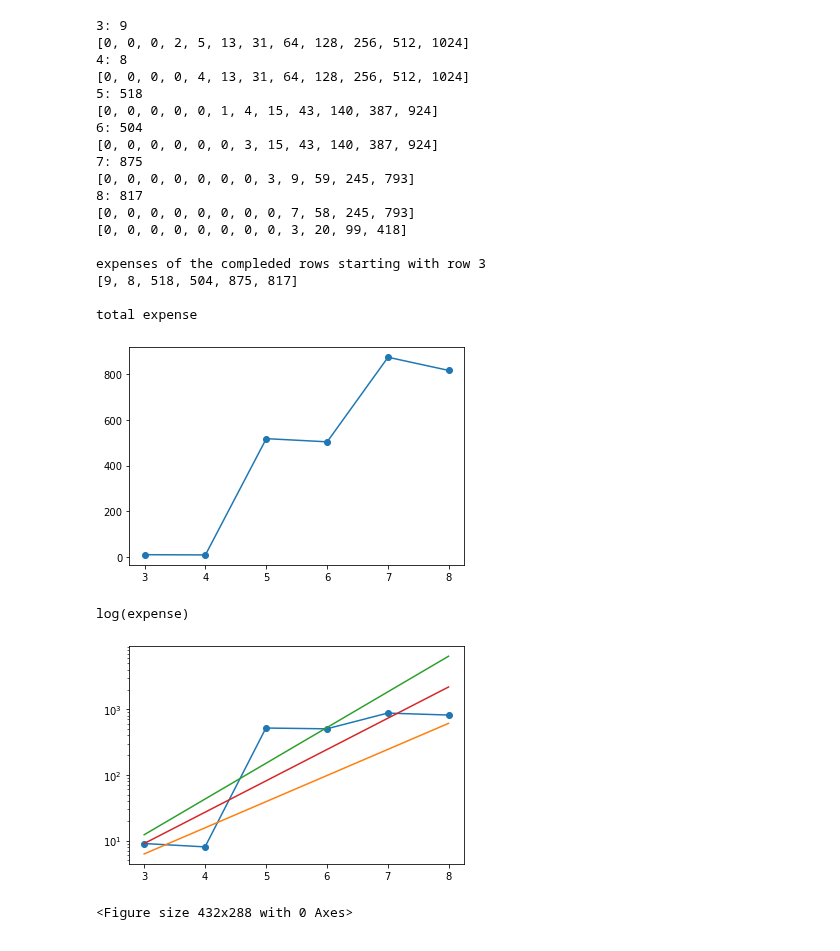
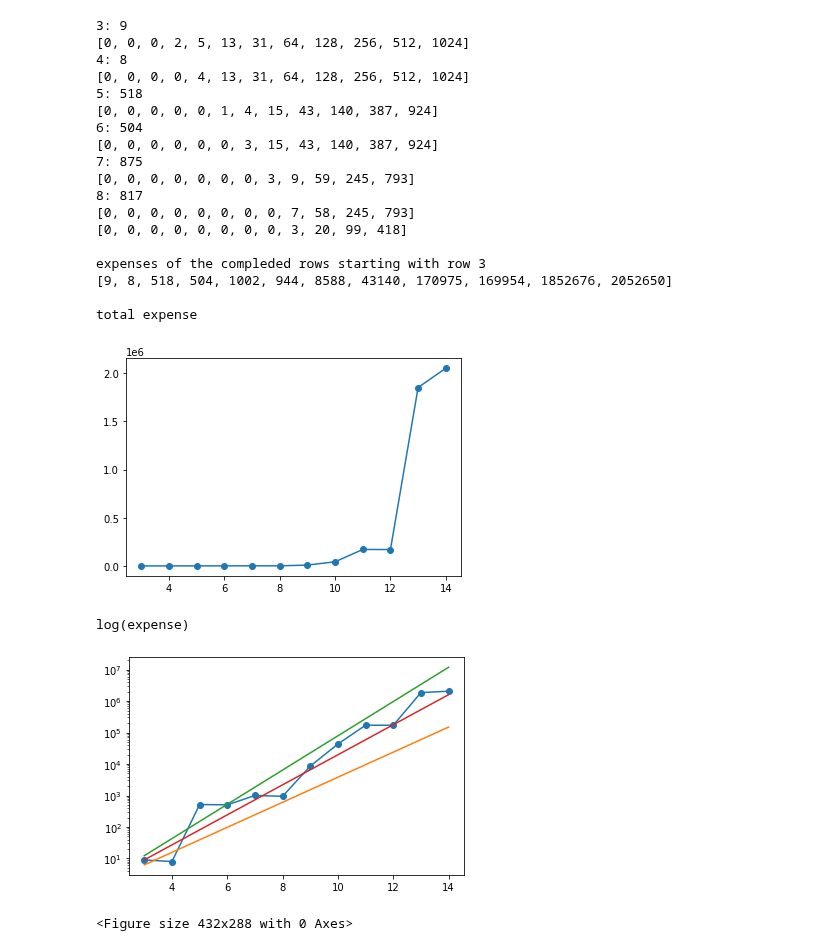
Before and after one commit to Sultanow/collatz, a Jupyter notebook: 01 Graph Theory/Python/notebook/3 - aberkane_tree_networkx_expense.ipynb, the cells around one changed output. Cells and saved outputs as stored; diff of their text form; code cells hidden in the pictures.

```diff
--- a/01 Graph Theory/Python/notebook/3 - aberkane_tree_networkx_expense.ipynb
+++ b/01 Graph Theory/Python/notebook/3 - aberkane_tree_networkx_expense.ipynb
@@ -94,9 +97,9 @@ def setStartArr(n):
             saveArrInfo.append(2**(i-1))
             rowStartLabel.append(2**i + 1)
 
-        blue_expenses.append(0)
+        #blue_expenses.append(0)
 
-    return arrInfo, saveArrInfo, rowStartLabel, blue_expenses
+    return arrInfo, saveArrInfo, rowStartLabel#, blue_expenses
 
 
 def numbersAbove(arrOne, arrTwo, row):
@@ -521,6 +502,9 @@ for i in range(0,len(expenses)):
 
 
 
+expenses = [9, 8, 518, 504, 1002, 944, 8588, 43140, 170975, 169954, 1852676, 2052650]
+rows = [3, 4, 5, 6, 7, 8, 9, 10, 11, 12, 13, 14]
+
 
 print()
 print("expenses of the compleded rows starting with row 3")
@@ -545,36 +529,36 @@ for i in rows:
     compareabove.append(3.5**(i-1))
 
 plt.plot(rows, comparebelow, linestyle = 'solid')
 plt.plot(rows, compareabove, linestyle = 'solid')
 plt.plot(rows, compareThree, linestyle = 'solid')
 plt.show()
 plt.show()
 plt.savefig("expanses_log2.png",dpi=300)
 # print()
 # print("difference")
 # plt.plot(rows, dif, marker = 'o', linestyle = 'solid')
 # plt.show()
 # %% [output]
 3: 9
 [0, 0, 0, 2, 5, 13, 31, 64, 128, 256, 512, 1024]
 4: 8
 [0, 0, 0, 0, 4, 13, 31, 64, 128, 256, 512, 1024]
 5: 518
 [0, 0, 0, 0, 0, 1, 4, 15, 43, 140, 387, 924]
 6: 504
 [0, 0, 0, 0, 0, 0, 3, 15, 43, 140, 387, 924]
 7: 875
 [0, 0, 0, 0, 0, 0, 0, 3, 9, 59, 245, 793]
 8: 817
 [0, 0, 0, 0, 0, 0, 0, 0, 7, 58, 245, 793]
 [0, 0, 0, 0, 0, 0, 0, 0, 3, 20, 99, 418]
 
 expenses of the compleded rows starting with row 3
-[9, 8, 518, 504, 875, 817]
+[9, 8, 518, 504, 1002, 944, 8588, 43140, 170975, 169954, 1852676, 2052650]
 
 total expense
-[figure, old version]
+[figure, new version]
 log(expense)
-[figure, old version]
+[figure, new version]
 <Figure size 432x288 with 0 Axes>
 # %%
```
Also changed, not shown: parts of 3 cells of this notebook, 6 other files.
